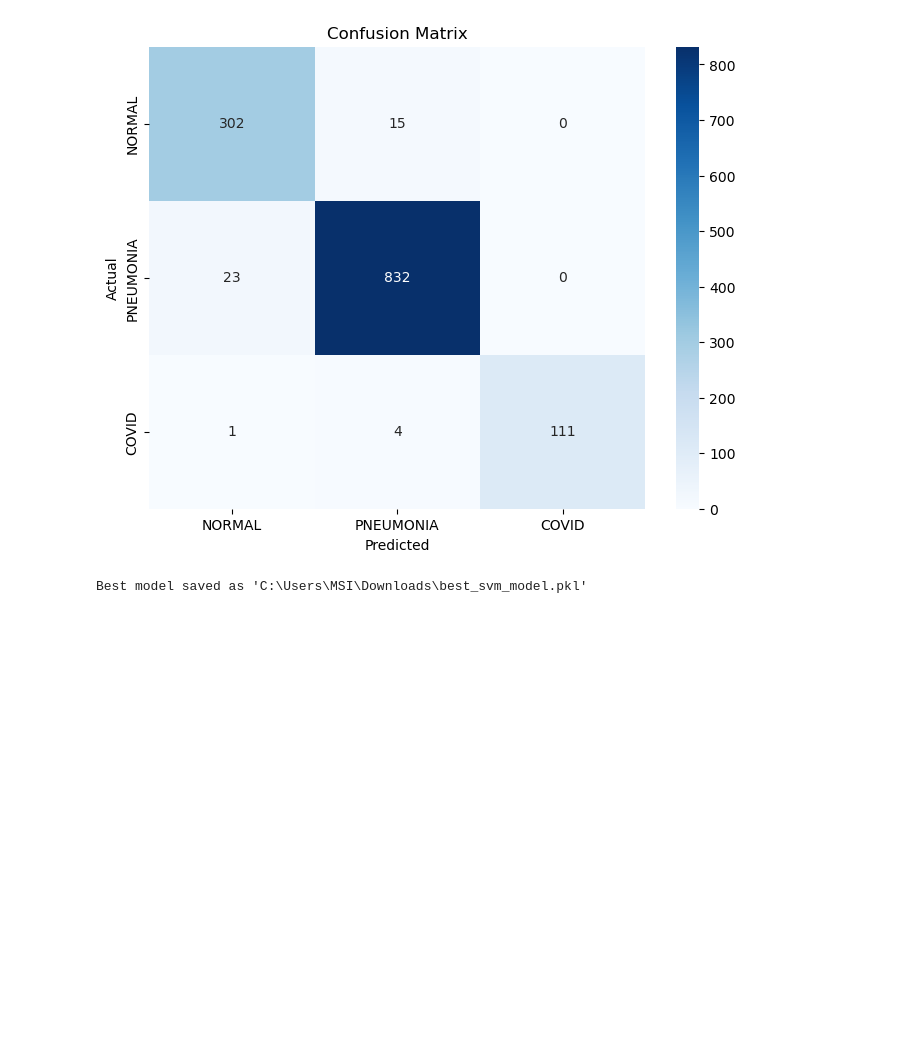
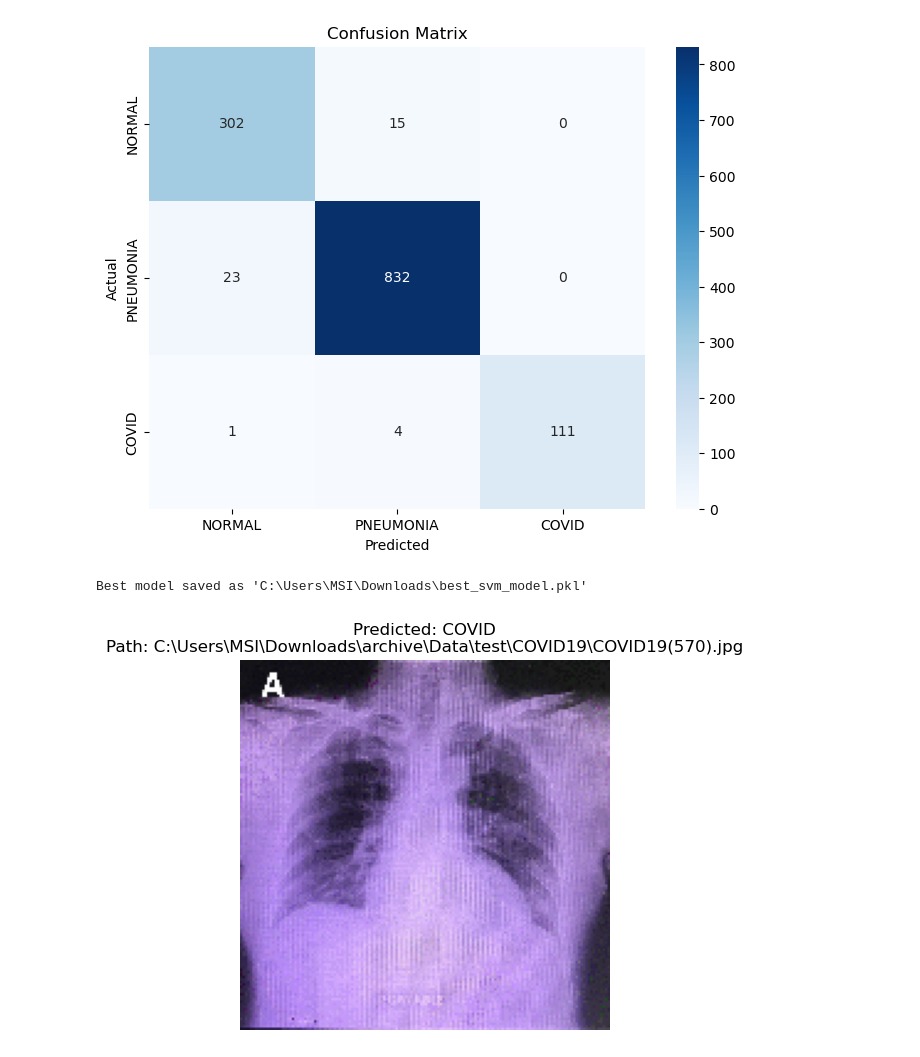
Before and after one commit to 70dakhalifa/PNEUMONIA_COVID19_NORMAL-Detection, a Jupyter notebook: PNEUMONIA_COVID_NORMAL.ipynb, the cells around one changed output. Saved outputs shown, nothing was run; the diff lists cells and outputs as text; code cells hidden in the pictures; blank space fills up the shorter version.

```diff
--- a/PNEUMONIA_COVID_NORMAL.ipynb
+++ b/PNEUMONIA_COVID_NORMAL.ipynb
@@ -170,3 +170,32 @@ joblib.dump(svm_clf_best, save_path)
 print(f"Best model saved as '{save_path}'")
 # %% [output]
 Best model saved as 'C:\Users\MSI\Downloads\best_svm_model.pkl'
+# %%
+# Function to predict a single image
+def predict_single_image(image_path, model):
+    img = Image.open(image_path).resize((150, 150)).convert('RGB')
+    img_array = np.array(img)
+    img_gray = np.dot(img_array[...,:3], [0.2989, 0.5870, 0.1140])  # Convert to grayscale
+    features, _ = hog(img_gray, orientations=9, pixels_per_cell=(8, 8), cells_per_block=(2, 2), visualize=True)
+    features = features.reshape(1, -1)
+
+    prediction = model.predict(features)[0]
+
+    class_names = ['NORMAL', 'PNEUMONIA', 'COVID']
+
+    plt.imshow(img)
+    plt.title(f"Predicted: {class_names[prediction]}\nPath: {image_path}")
+    plt.axis('off')
+    plt.show()
+
+# Example usage: set the image path
+image_path = r'C:\Users\MSI\Downloads\archive\Data\test\COVID19\COVID19(570).jpg'
+
+# Load the saved model
+model_path = r'C:\Users\MSI\Downloads\best_svm_model.pkl'
+svm_model = joblib.load(model_path)
+
+# Predict and display the image with the prediction
+predict_single_image(image_path, svm_model)
+# %% [output]
+[figure, added]
```
Also changed, not shown: parts of 1 cell of this notebook.
